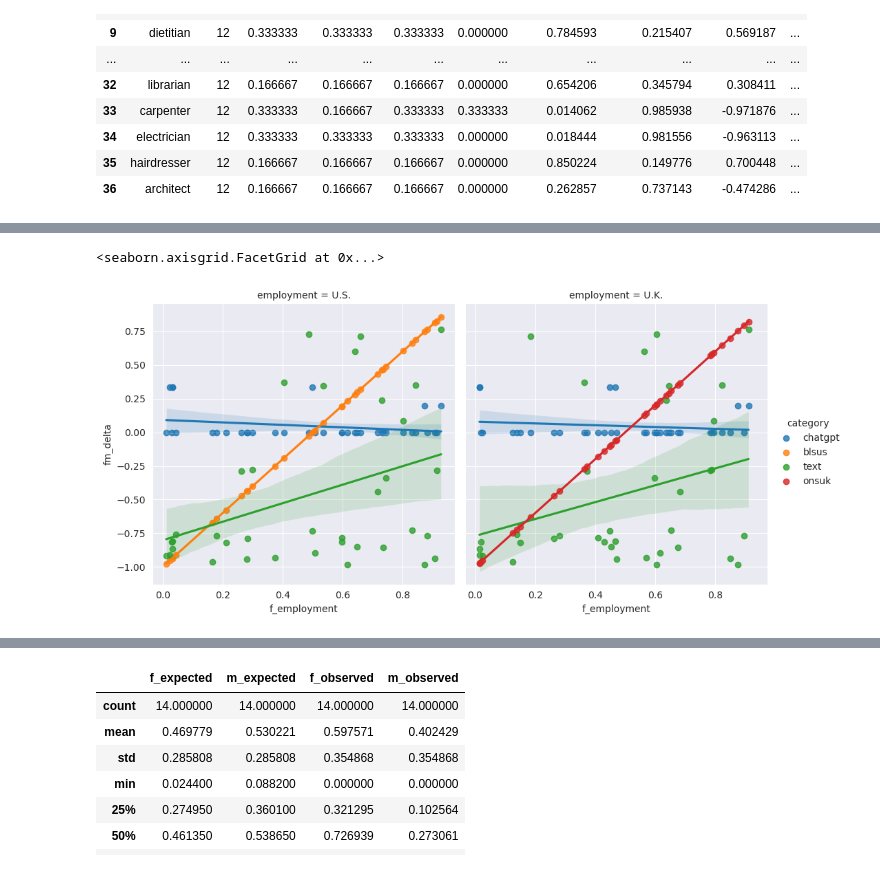
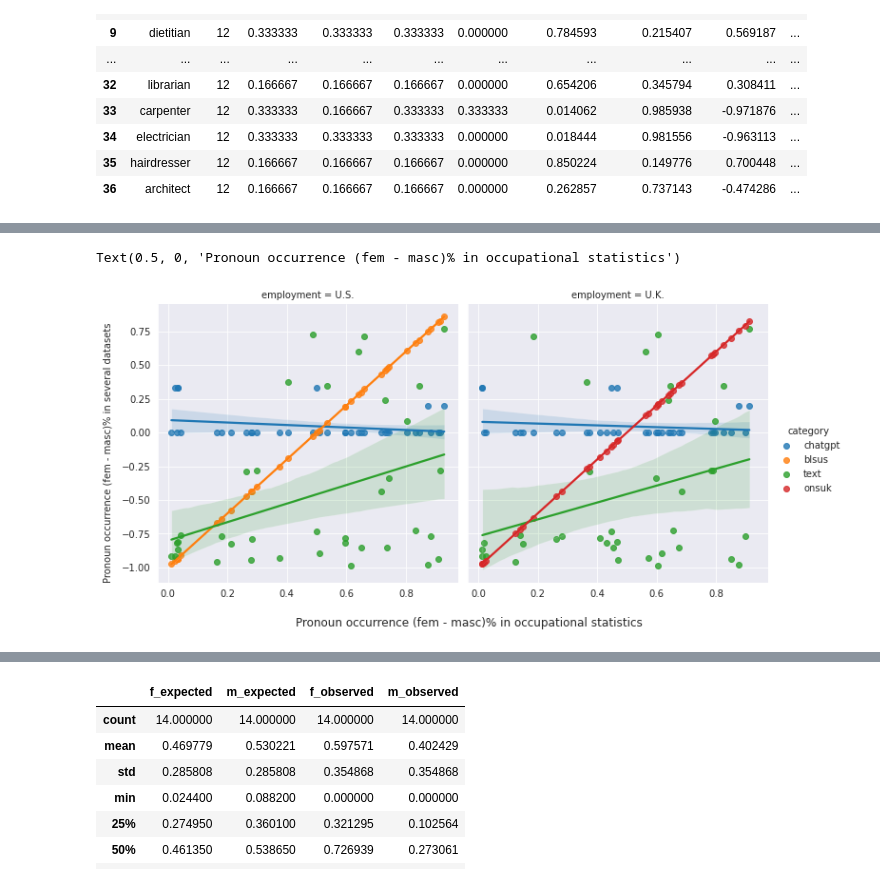
Before and after one commit to reinasta/pronominal-gender-in-chatgpt, a Jupyter notebook: progen_bias.ipynb, the cells around one changed output, grey strips where cells are left out. Saved outputs shown, nothing was run; the diff lists cells and outputs as text; code cells hidden in the pictures.

Commit message:
new tests and diagrams

```diff
--- a/progen_bias.ipynb
+++ b/progen_bias.ipynb
@@ -401,0 +731,7 @@ label_point(occ_df.f_percent_uk, occ_df.fm_delta, occ_df.name, plt)
+# %%
+sns.set_style('darkgrid')
+plt = sns.lmplot(data=deltas_remove, x='fm_delta_text',y='fm_delta', legend=False)
+plt.set(xlabel='% differential (women - men) by occupation in ChatGPT', ylabel='% differential (women - men) in online text')
+plt.set(title="Gender bias in ChatGPT's coreference resolution")
+plt.set(ylim=(-1.0, 1.0))
+plt.axes[0,0].legend(loc='upper left', title='Category')
@@ -447,17 +954,32 @@ occ_df
 # %%
 # an alternative presentation of the data
 occ_diffs_ext_us = occ_diffs_us
 occ_diffs_ext_uk = occ_diffs
 occ_diffs_ext_us = occ_diffs_ext_us.rename(columns={"f_stats_us": "f_employment"})
 occ_diffs_ext_uk = occ_diffs_ext_uk.rename(columns={"f_stats_uk": "f_employment"})
 occ_diffs_ext_us['employment'] = ['U.S.'] * len(occ_diffs_ext_us)
 occ_diffs_ext_uk['employment'] = ['U.K.'] * len(occ_diffs_ext_uk)
-occ_diffs_ext = pd.concat([occ_diffs_ext_us, occ_diffs_ext_uk], ignore_index=True)
-occ_diffs_ext
-#sns.lmplot(x="total_bill", y="tip", hue="smoker", col="time", row="sex", data=tips, height=3);
+occ_diffs_ext = df = pd.concat([occ_diffs_ext_us, occ_diffs_ext_uk])
 
-# legend=False
-sns.lmplot(data=occ_diffs_ext, x='f_employment', y='fm_delta', hue='category', col='employment')
+# create lmplot with two side-by-side panels
+g = sns.lmplot(data=occ_diffs_ext, x='f_employment', y='fm_delta', hue='category', col='employment')
+g.set_ylabels('Pronoun occurrence (fem - masc)% in several datasets      ')
+
+# Access the underlying axes
+axes = g.axes
+
+# Adjust the y_labelpad parameter
+for ax in axes.flatten():
+    ax.yaxis.labelpad = 10  # Adjust the value as per your preference
+
+# Access the underlying figure
+fig = g.fig
+
+# remove x-axis labels
+g.set_xlabels('')
+# add text centered under both x-axes
+fig.text(0.5, 0, 'Pronoun occurrence (fem - masc)% in occupational statistics',
+         ha='center', va='center', fontsize=12)
 # %% [output]
-<seaborn.axisgrid.FacetGrid at 0x...>
+Text(0.5, 0, 'Pronoun occurrence (fem - masc)% in occupational statistics')
-[figure, old version]
+[figure, new version]
```
Also changed, not shown: parts of 52 cells of this notebook, 6 other files.
